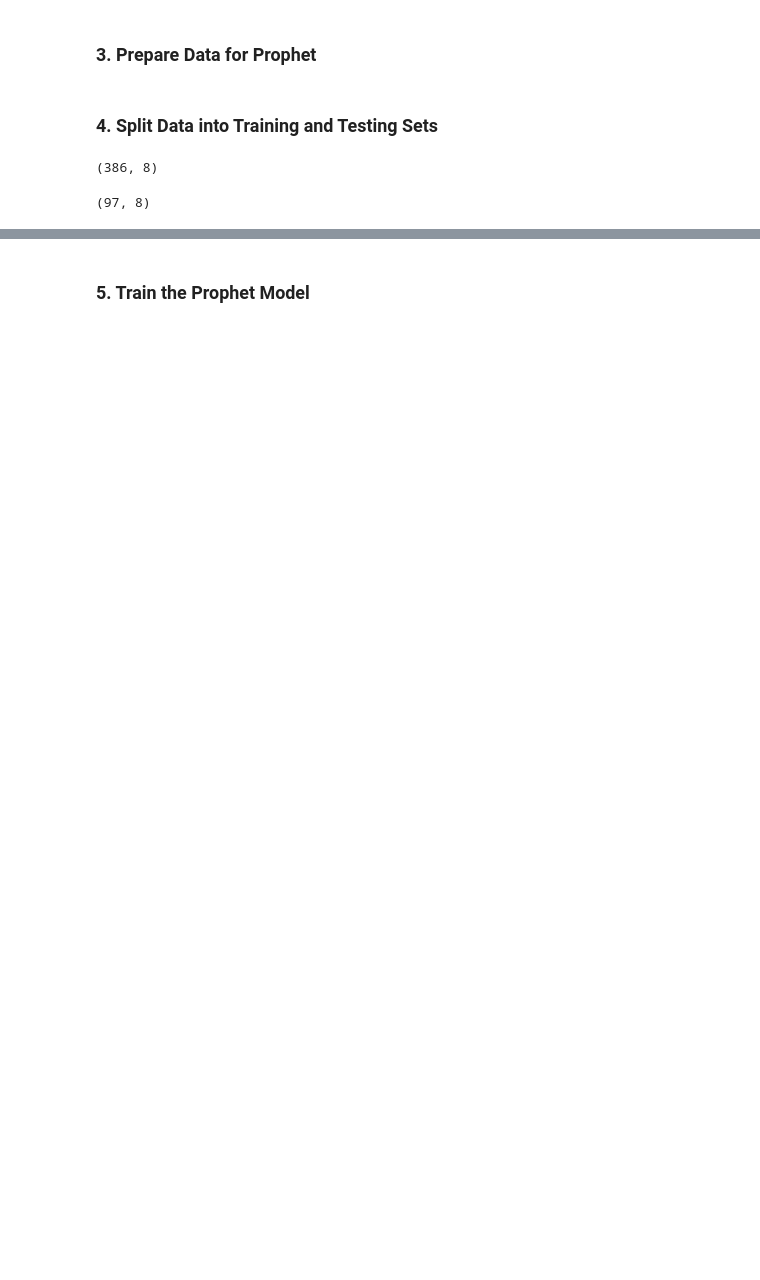
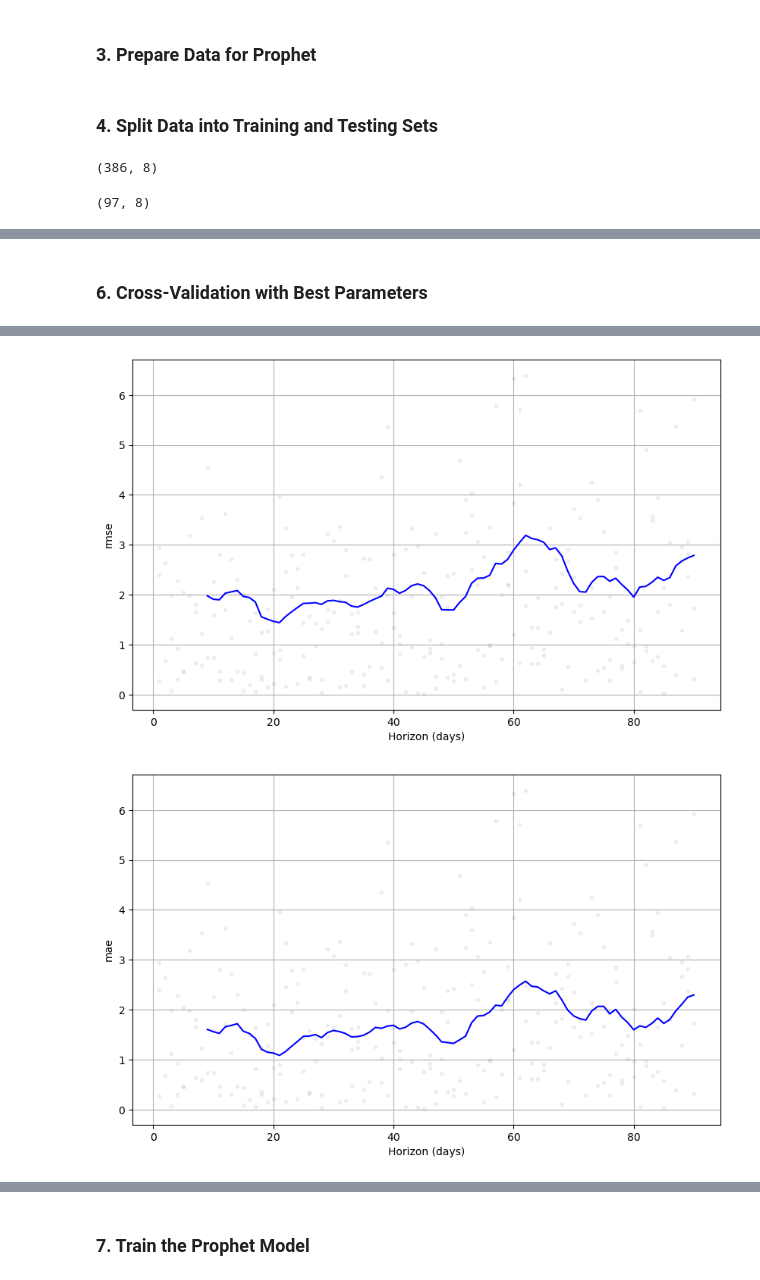
Before and after one commit to kahbelank/Investment-Chatbot, a Jupyter notebook: Machine Learning/test_FBProphet_2Yr.ipynb, the cells around one changed output, grey strips where cells are left out. Cells and saved outputs as stored; diff of their text form; code cells hidden in the pictures; blank space fills up the shorter version.

```diff
--- a/Machine Learning/test_FBProphet_2Yr.ipynb
+++ b/Machine Learning/test_FBProphet_2Yr.ipynb
@@ -108,0 +112,23 @@ display(test.shape)
+# %%
+# Step 4: Hyperparameter Tuning
+param_grid = {
+    'changepoint_prior_scale': [0.001, 0.01, 0.1, 0.5],
+    'seasonality_prior_scale': [0.01, 0.1, 1.0, 10.0]
+}
+
+all_params = [dict(zip(param_grid.keys(), v)) for v in itertools.product(*param_grid.values())]
+rmses = []
+
+for params in all_params:
+    m = Prophet(**params)
+    for col in ['SMA_10', 'RSI_14', 'Upper_Band', 'Lower_Band', 'Close_1', 'Close_2']:
+        m.add_regressor(col)
+    m.fit(train)
+    df_cv = cross_validation(m, initial='365 days', period='1 days', horizon='90 days', parallel="processes")
+    df_p = performance_metrics(df_cv)
+    rmses.append(df_p['rmse'].mean())
+
+tuning_results = pd.DataFrame(all_params)
+tuning_results['rmse'] = rmses
+best_params = tuning_results.loc[tuning_results['rmse'].idxmin()]
+print("Best Parameters:", best_params)
@@ -108,0 +177,23 @@ display(test.shape)
+# %% [markdown]
+### 6. Cross-Validation with Best Parameters
+# %%
+model = Prophet(changepoint_prior_scale=best_params['changepoint_prior_scale'],
+                seasonality_prior_scale=best_params['seasonality_prior_scale'])
+for col in ['SMA_10', 'RSI_14', 'Upper_Band', 'Lower_Band', 'Close_1', 'Close_2']:
+    model.add_regressor(col)
+model.fit(train)
+
+cv_results = cross_validation(model, initial='365 days', period='30 days', horizon='90 days', parallel="processes")
+
+# Plot RMSE
+fig = plot_cross_validation_metric(cv_results, metric='rmse')
+plt.show()
+
+# Plot MAE
+fig = plot_cross_validation_metric(cv_results, metric='mae')
+plt.show()
+
+# Plot coverage
+fig = plot_cross_validation_metric(cv_results, metric='coverage')
+plt.show()
+# %% [output]
@@ -108,0 +202,2 @@ display(test.shape)
+[figure, added]
+[figure, added]
@@ -109,2 +205,2 @@ display(test.shape)
 # %% [markdown]
-### 5. Train the Prophet Model
+### 7. Train the Prophet Model
```
Also changed, not shown: parts of 21 cells of this notebook.
